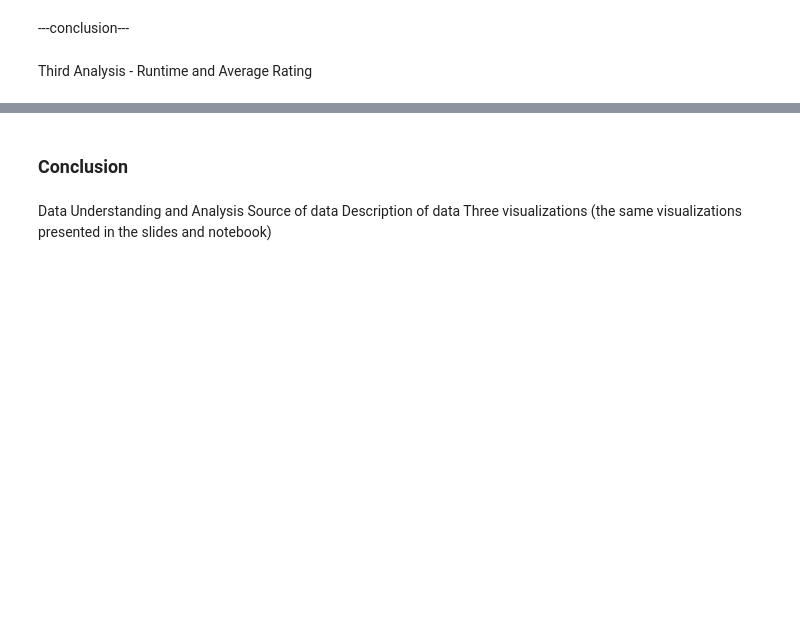
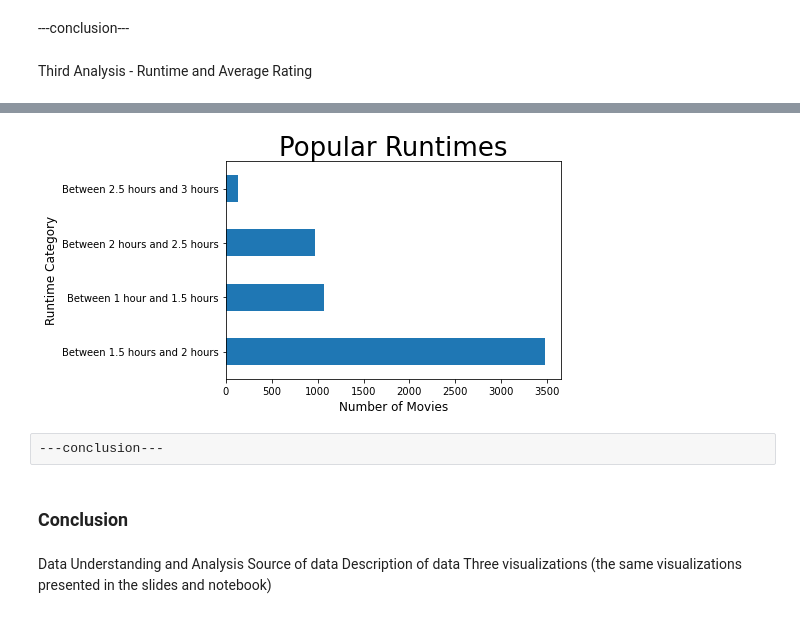
Before and after one commit to simrank3/Phase-1-Project, a Jupyter notebook: student.ipynb, the cells around one changed output, grey strips where cells are left out. Cells and saved outputs as stored; diff of their text form; code cells hidden in the pictures; blank space fills up the shorter version.

Commit message:
All graphs completed

```diff
--- a/student.ipynb
+++ b/student.ipynb
@@ -431,0 +438,4 @@ Third Analysis - Runtime and Average Rating
+# %%
+# Dropping runtime minute values less than 1 hour and more than 3 hours
+df6 = df5.drop((df5['runtime_minutes'] >= 60.0) & (df5['runtime_minutes'] <= 180.0).index)
+df6.info()
@@ -431,0 +458,7 @@ Third Analysis - Runtime and Average Rating
+# %%
+# Creating a new column which will put the runtimes in buckets
+df6.loc[(df6['runtime_minutes'] <= 90.0) & (df6['runtime_minutes'] >= 60.0), 'RTM Bucket'] = 'Between 1 hour and 1.5 hours' # RTM shortened for runtime_minutes
+df6.loc[(df6['runtime_minutes'] <= 120.0) & (df6['runtime_minutes'] >= 91.0), 'RTM Bucket'] = 'Between 1.5 hours and 2 hours'
+df6.loc[(df6['runtime_minutes'] <= 150.0) & (df6['runtime_minutes'] >= 121.0), 'RTM Bucket'] = 'Between 2 hours and 2.5 hours'
+df6.loc[(df6['runtime_minutes'] <= 180.0) & (df6['runtime_minutes'] >= 151.0), 'RTM Bucket'] = 'Between 2.5 hours and 3 hours'
+df6['RTM Bucket'].value_counts()
@@ -432,3 +488,13 @@ Third Analysis - Runtime and Average Rating
+# %%
+# Plotting the RTM Bucket column
+fig3 = df6['RTM Bucket'].value_counts().plot(kind='barh')
+fig3 = plt.xlabel('Number of Movies', size=12)
+fig3 = plt.ylabel('Runtime Category', size=12)
+fig3 = plt.title("Popular Runtimes", size=26)
+# %% [output]
+[figure, added]
+# %% [raw]
+---conclusion---
 # %% [markdown]
 ### Conclusion
 # %% [markdown]
```
Also changed, not shown: parts of 11 cells of this notebook.
